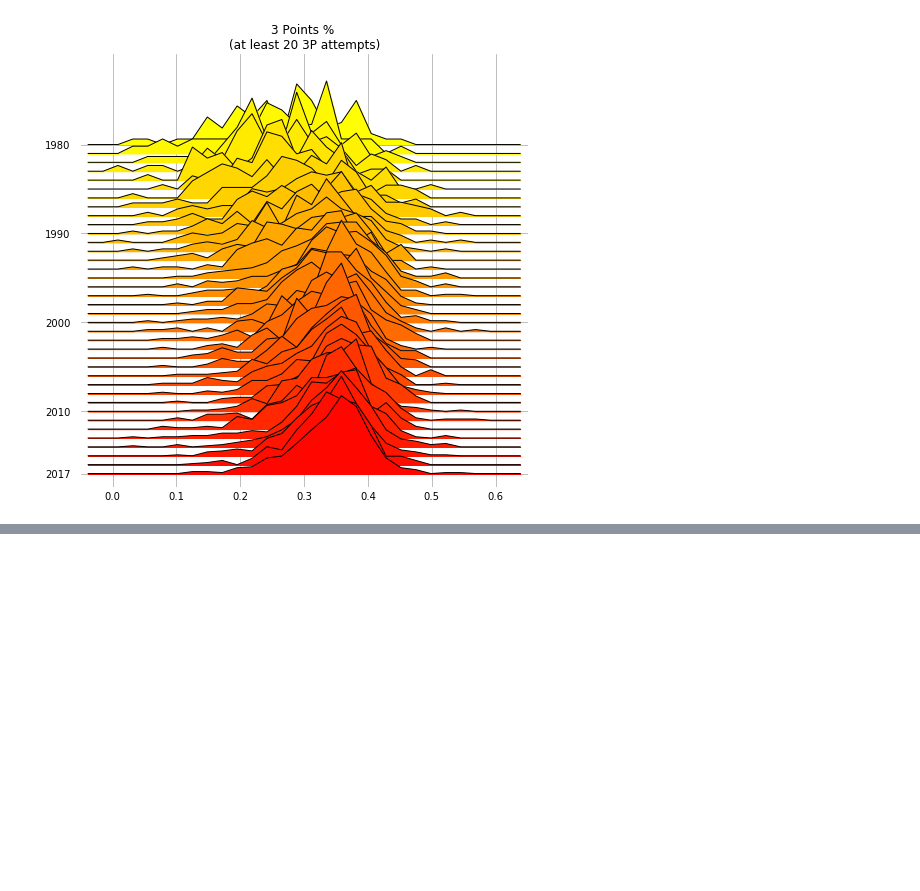
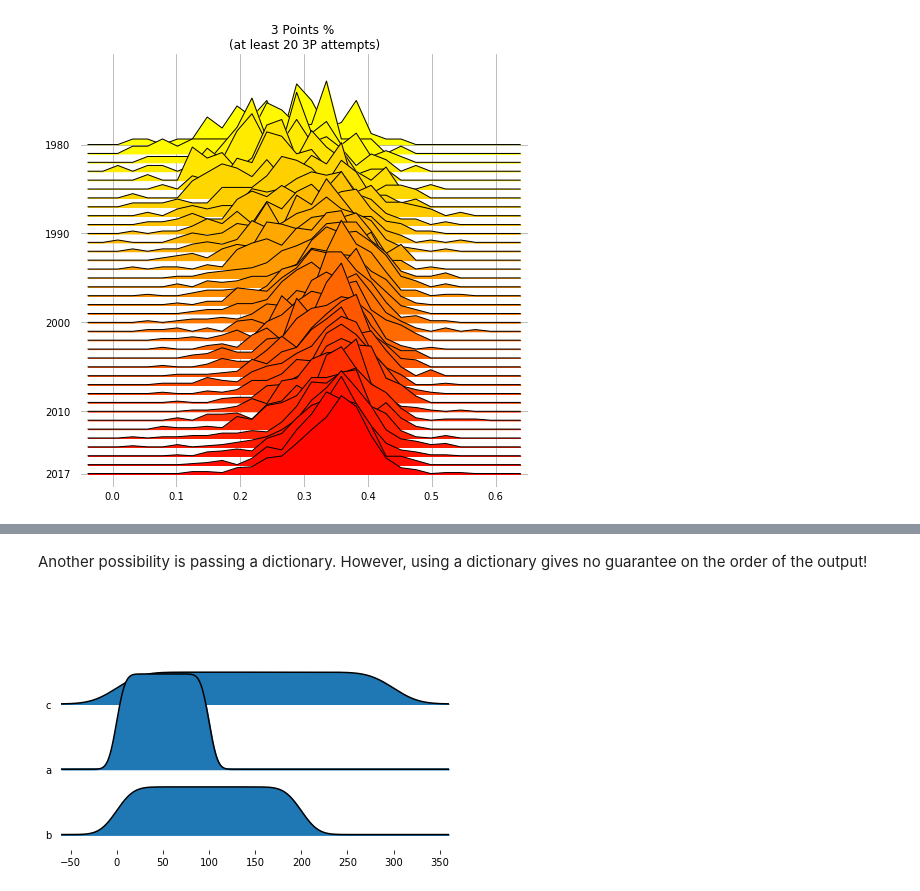
Before and after one commit to leotac/joypy, a Jupyter notebook: Joyplot.ipynb, the cells around one changed output, grey strips where cells are left out. Saved outputs shown, nothing was run; the diff lists cells and outputs as text; code cells hidden in the pictures; blank space fills up the shorter version.

```diff
--- a/Joyplot.ipynb
+++ b/Joyplot.ipynb
@@ -211,0 +253,8 @@ fig, axes = joypy.joyplot(threepoint_shooters, by="Year", column="3P%",
+# %% [markdown]
+Another possibility is passing a dictionary. However, using a dictionary gives no guarantee on the order of the output!
+# %%
+labels = ["a","b","c"]
+d = {l:v for l,v in zip(labels,y)}
+fig, ax = joypy.joyplot(d)
+# %% [output]
+[figure, added]
```
Also changed, not shown: parts of 17 cells of this notebook, 2 other files.
